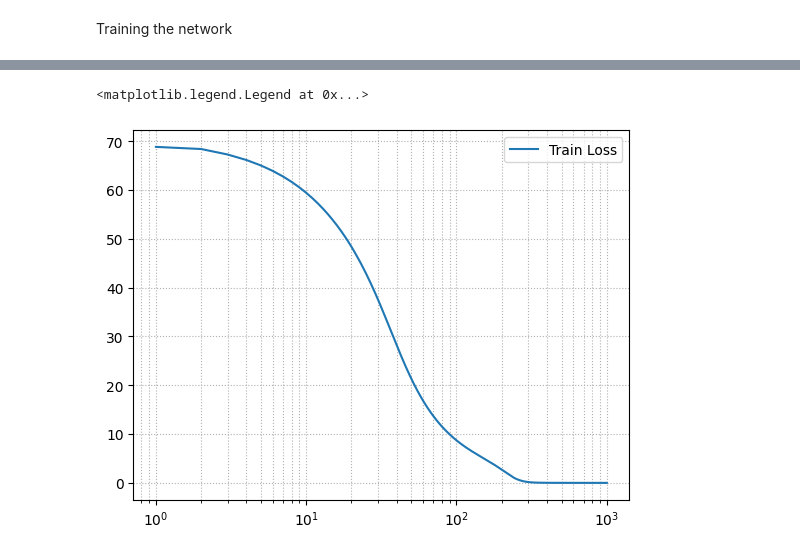
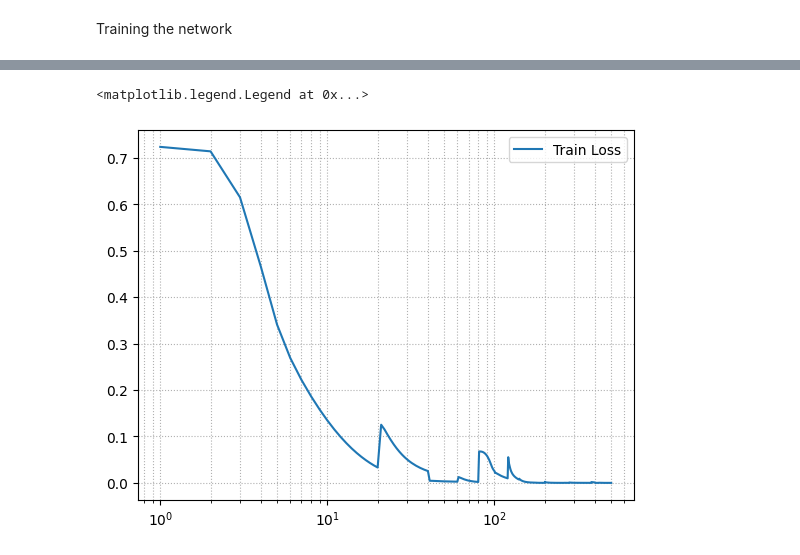
Before and after one commit to dilaraoezev/Semester-Project, a Jupyter notebook: ODE_PINN.ipynb, the cells around one changed output, grey strips where cells are left out. Drawn from its saved outputs; the diff is of its cells as text; code cells hidden in the pictures.

```diff
--- a/ODE_PINN.ipynb
+++ b/ODE_PINN.ipynb
@@ -22,24 +22,15 @@ torch.manual_seed(128)
 # %%
 class NeuralNet(nn.Module):
 
-    def __init__(self, input_dimension, output_dimension, n_hidden_layers, neurons, retrain_seed=42):
+    def __init__(self, input_dimension, output_dimension, retrain_seed=42):
         super(NeuralNet, self).__init__()
-        self.fc1 = nn.Linear(input_dimension, 32)
-        self.fc2 = nn.Linear(32, 64)
-        self.fc3 = nn.Linear(64,32)
-        self.fc4 = nn.Linear(32, output_dimension)
+        self.fc1 = nn.Linear(input_dimension, 16)
+        self.fc2 = nn.Linear(16, 16)
+        self.fc3 = nn.Linear(16, output_dimension)
         self.tanh = nn.Tanh()
-        self._init_weights()
-    #initialize the network weights
-    def _init_weights(self):
-        for m in self.modules():
-            if isinstance(m, nn.Linear):
-                nn.init.kaiming_uniform_(m.weight, nonlinearity='tanh')
-                if m.bias is not None:
-                    nn.init.constant_(m.bias, 0)
     def forward(self, x):
-        x = self.tanh(self.fc1(x))
-        x = self.tanh(self.fc2(x))
-        x = self.tanh(self.fc3(x))
-        x = self.fc4(x)
-        return x
+        x_ann = self.tanh(self.fc1(x))
+        x_ann = self.tanh(self.fc2(x_ann))
+        x_ann = self.fc3(x_ann)
+        y = 1 + x * x_ann #boundary condition
+        return y
@@ -251,7 +142,12 @@ torch.Size([20, 1])
+# %%
+n_int = 20
+
+# Instantiate the PINNTrainer class
+pinn = PINNTrainer(n_int)
 # %% [markdown]
 Training the network
 # %%
-hist = pinn.fit(num_epochs=1, verbose=True)
+hist = pinn.fit(num_epochs=5, verbose=True)
 
 plt.figure(dpi=100)
 plt.grid(True, which="both", ls=":")
@@ -265,5 +169,5 @@ Final Loss:  7.030860433587804e-05
 <matplotlib.legend.Legend at 0x...>
-[figure, old version]
+[figure, new version]
 # %%
 pinn.plotting()
 # %% [output]
```
Also changed, not shown: parts of 6 cells of this notebook.
